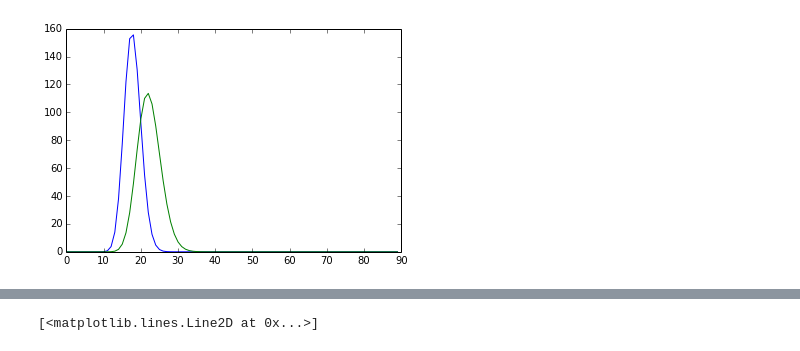
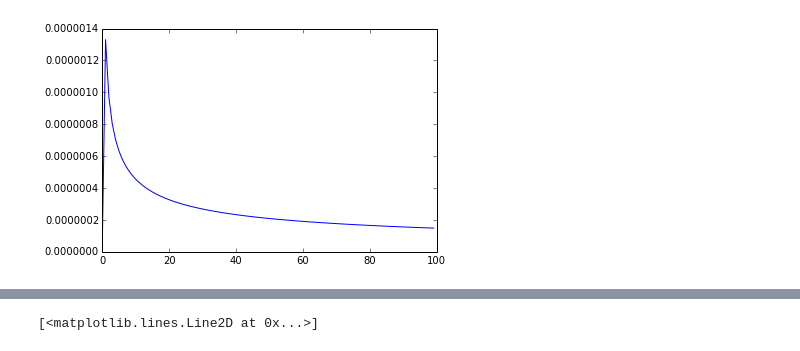
Before and after one commit to bwgroff/fantasyMC, a Jupyter notebook: PlayDistributions.ipynb, the cells around one changed output, grey strips where cells are left out. Saved outputs shown, nothing was run; the diff lists cells and outputs as text; code cells hidden in the pictures.

```diff
--- a/PlayDistributions.ipynb
+++ b/PlayDistributions.ipynb
@@ -13,8 +1,3 @@ def show_gamma(alpha, beta, scale):
-# %%
-show_beta(50,200,10)
-show_gamma(50,200,10)
-# %% [output]
-[figure, removed]
 # %%
 import json
 import nfldb
@@ -30,3 +30,7 @@ db = nfldb.connect()
+# %%
+show_ln(50,.01)
+# %% [output]
+[figure, added]
 # %%
 def get_plays(starting_yardline, down, turnovers, touchdown, safety, run=True, incomplete=False, db=db):
     q = nfldb.Query(db)
```
Also changed, not shown: parts of 10 cells of this notebook.
